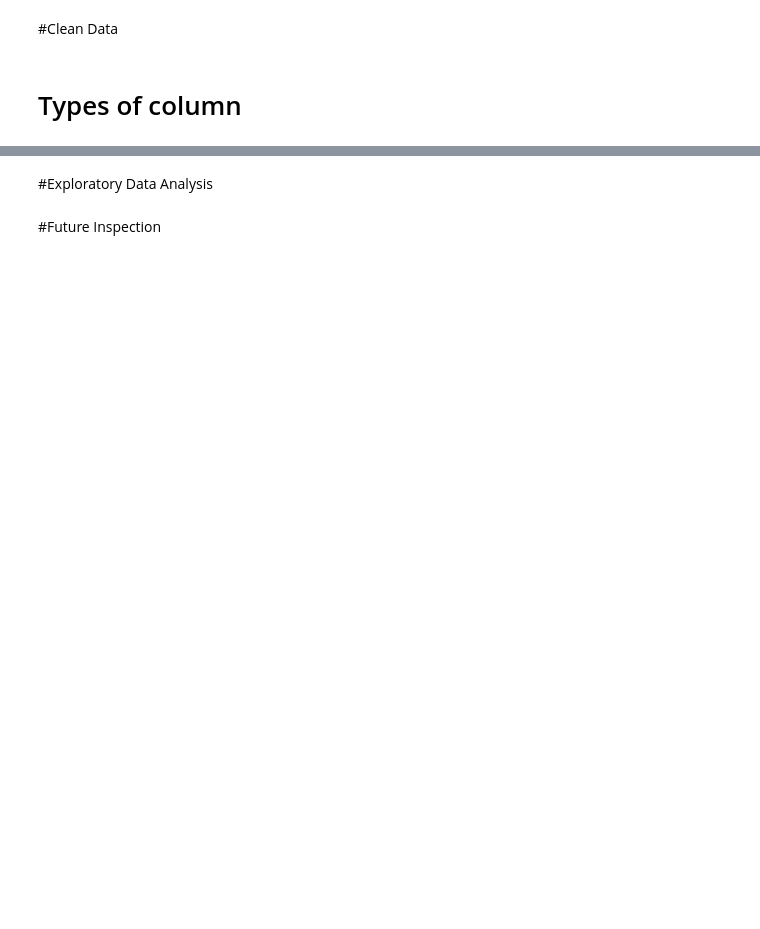
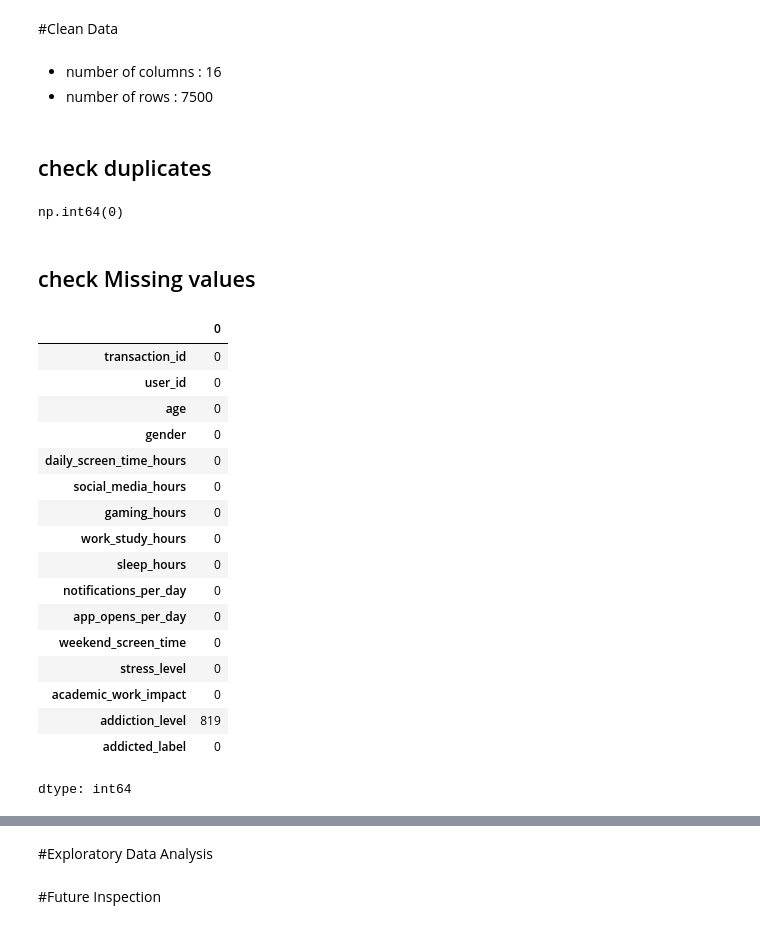
Before and after one commit to abeeraz379/Smartphone-Usage-Addiction-Analysis-, a Jupyter notebook: Smartphone_Usage_&_Addiction_Analysis_.ipynb, the cells around one changed output, grey strips where cells are left out. Saved outputs shown, nothing was run; the diff lists cells and outputs as text; code cells hidden in the pictures; blank space fills up the shorter version.

```diff
--- a/Smartphone_Usage_&_Addiction_Analysis_.ipynb
+++ b/Smartphone_Usage_&_Addiction_Analysis_.ipynb
@@ -28,4 +54,34 @@ df.head()
 # %% [markdown]
 #Clean Data
-# %% [markdown]
- # Types of column
+# %% [markdown]
+- number of columns : 16
+- number of rows : 7500
+# %% [markdown]
+## check duplicates
+# %%
+df.duplicated().sum()
+# %% [output]
+np.int64(0)
+# %% [markdown]
+## check Missing values
+# %%
+df.isna().sum()
+# %% [output]
+|  | 0 |
+| transaction_id | 0 |
+| user_id | 0 |
+| age | 0 |
+| gender | 0 |
+| daily_screen_time_hours | 0 |
+| social_media_hours | 0 |
+| gaming_hours | 0 |
+| work_study_hours | 0 |
+| sleep_hours | 0 |
+| notifications_per_day | 0 |
+| app_opens_per_day | 0 |
+| weekend_screen_time | 0 |
+| stress_level | 0 |
+| academic_work_impact | 0 |
+| addiction_level | 819 |
+| addicted_label | 0 |
+dtype: int64
```
Also changed, not shown: parts of 6 cells of this notebook.
